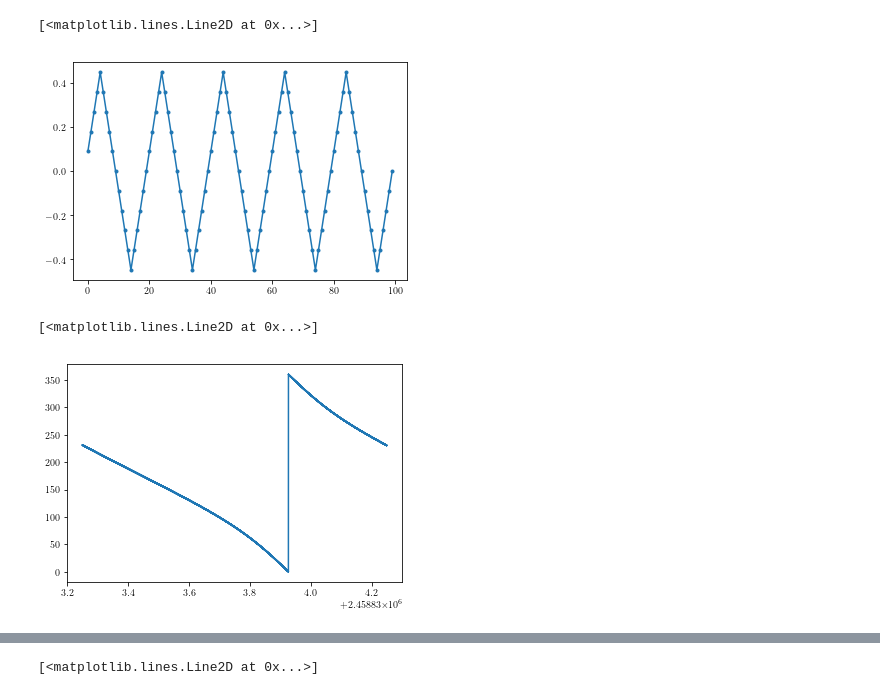
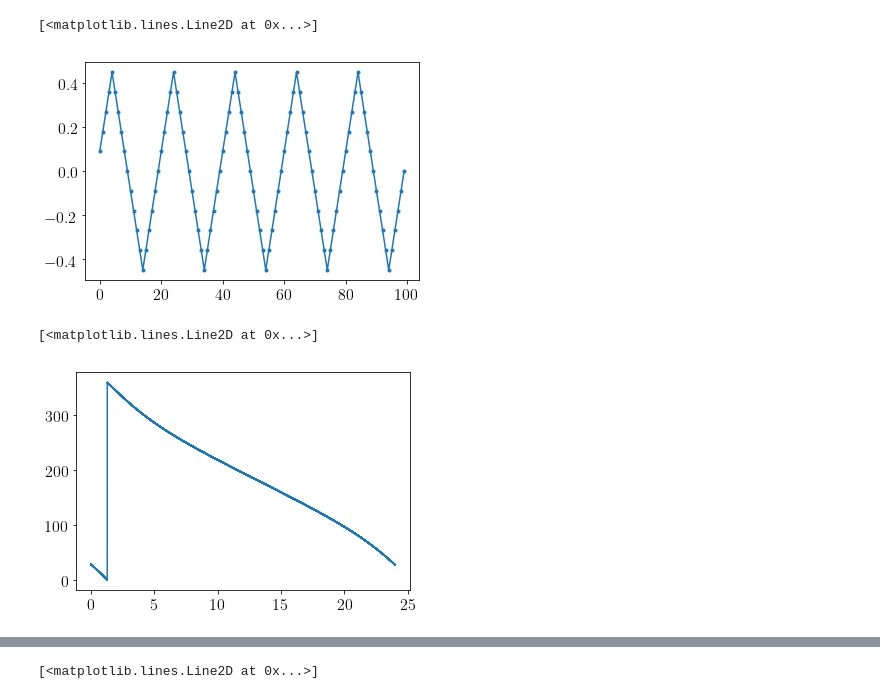
Before and after one commit to tim-balloon/tim-inst_modl, a Jupyter notebook: TIMPointing.ipynb, the cells around one changed output, grey strips where cells are left out. Cells and saved outputs as stored; diff of their text form; code cells hidden in the pictures.

```diff
--- a/TIMPointing.ipynb
+++ b/TIMPointing.ipynb
@@ -37,6 +40,7 @@ def AzScan(target, dt = np.power(488*units.Hz,-1)):
 # %%
-dt = 5.*units.second
-times = time0 + np.arange(0,24,dt.to(units.hr).value)*units.hr
-t_sec = ((times.jd-times.jd[0])*units.day).to(units.second)
+dt = 0.9*u.second
+times = time0 + np.arange(0,24,dt.to(u.hr).value)*u.hr
+t_sec = ((times.jd-times.jd[0])*u.day).to(u.second)
+t_hr= t_sec.to(u.hr)
 print(times.shape)
 # %% [output]
@@ -44,7 +48,13 @@ print(times.shape)
 # %%
-az_scan_rate = 0.1*units.degree/(1.0*units.second)
-az_scan_extent = 1.0*units.degree
-az_scans = np.zeros_like(t_sec.value)*units.degree
+az_scan_rate = 0.1*u.degree/(1.0*u.second)
+az_scan_extent = 1.0*u.degree
+az_scans = np.zeros_like(t_sec.value)*u.degree
 az_scans[0] = -az_scan_extent/2.
 scan_dir = 1
 daz = az_scan_rate*dt
+# %%
+%%time
+field_S = SkyCoord(ra=12*15.*u.degree,dec=-55*u.degree,
+                   obstime=times, location=mcmurdo)
+# You can either have it in altaz, or in RA/Dec, but not both for some reason
+field_S_altaz = field_S.transform_to('altaz')
@@ -85,9 +99,9 @@ Wall time: 13.4 s
 plt.plot(az_scans[0:100],'.-')
 # %% [output]
 [<matplotlib.lines.Line2D at 0x...>]
-[figure, old version]
+[figure, new version]
 # %%
-plt.plot(times.jd,target_field_altaz.az+az_scans)
+plt.plot(t_hr, field_S_altaz.az+az_scans)
 # %% [output]
 [<matplotlib.lines.Line2D at 0x...>]
-[figure, old version]
+[figure, new version]
```
Also changed, not shown: parts of 22 cells of this notebook.
